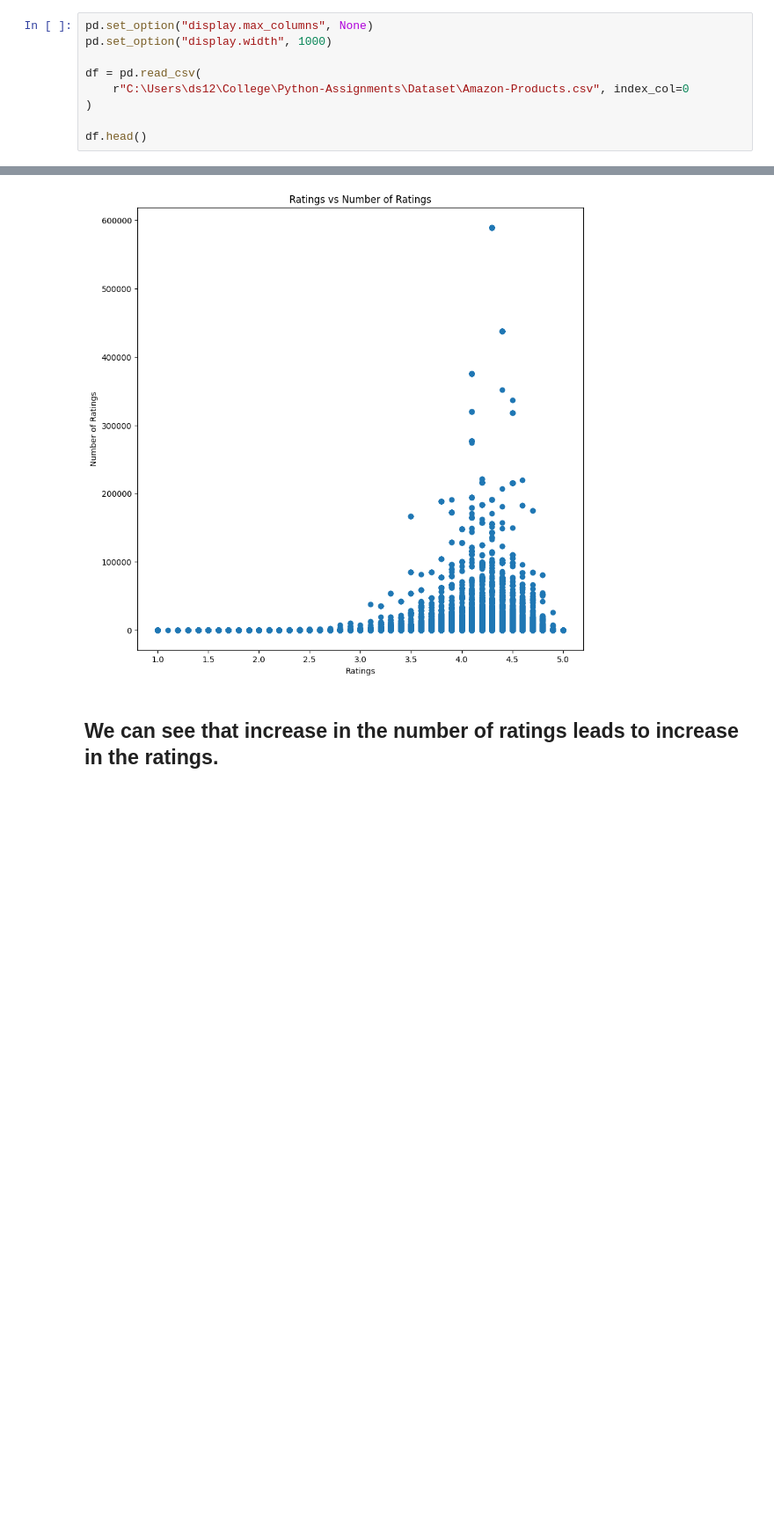
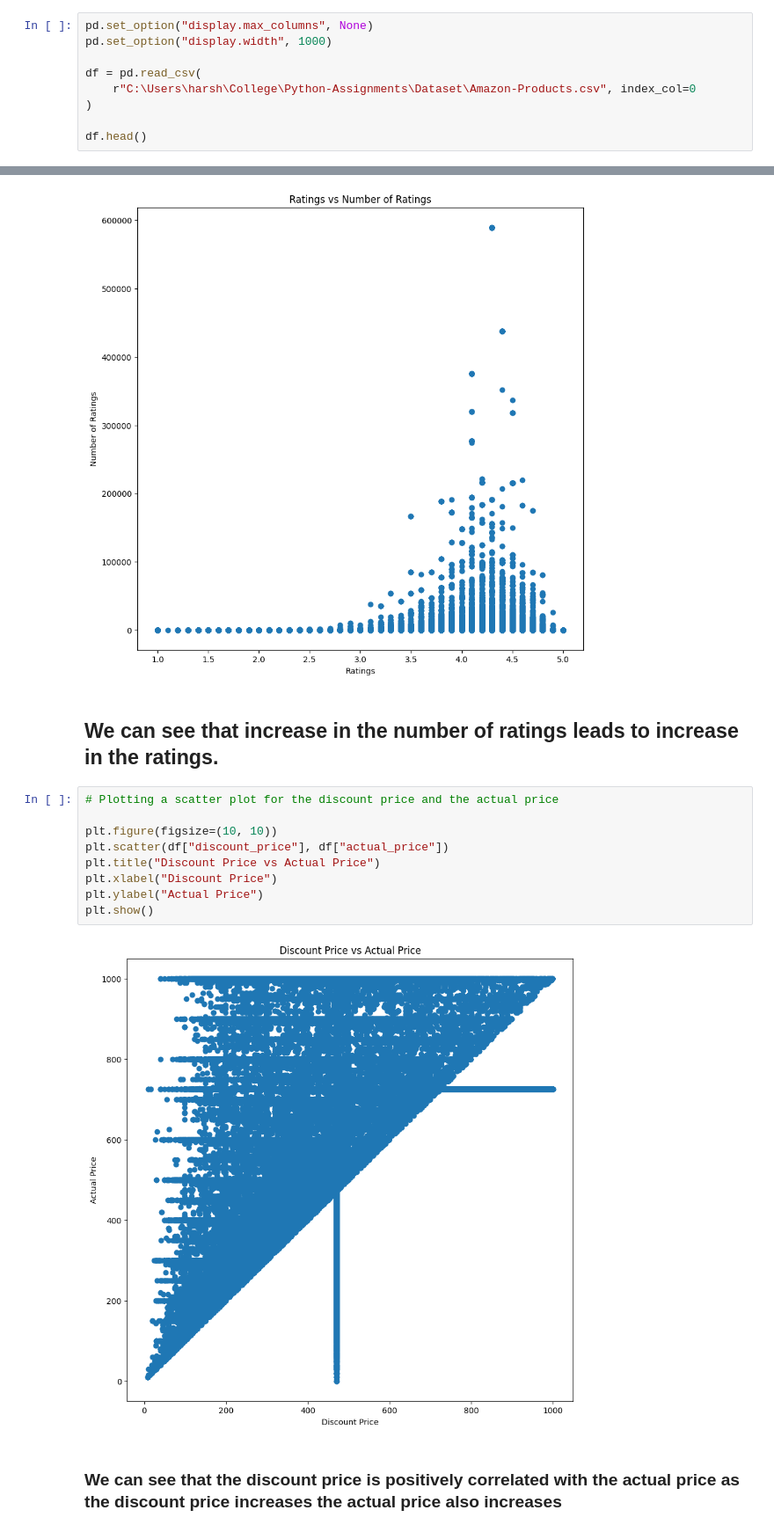
Before and after one commit to Harsh502s/Python-Assignments, a Jupyter notebook: Notebooks/Python Assignment 6 Data Viz.ipynb, the cells around one changed output, grey strips where cells are left out. Shown: that part at 88% size. Cells and saved outputs as stored; diff of their text form; blank space fills up the shorter version.

```diff
--- a/Notebooks/Python Assignment 6 Data Viz.ipynb
+++ b/Notebooks/Python Assignment 6 Data Viz.ipynb
@@ -17,7 +17,7 @@ pd.set_option("display.max_columns", None)
 pd.set_option("display.width", 1000)
 
 df = pd.read_csv(
-    r"C:\Users\ds12\College\Python-Assignments\Dataset\Amazon-Products.csv", index_col=0
+    r"C:\Users\harsh\College\Python-Assignments\Dataset\Amazon-Products.csv", index_col=0
 )
 
 df.head()
@@ -195,3 +195,16 @@ plt.show()
 [figure]
 # %% [markdown]
 ## We can see that increase in the number of ratings leads to increase in the ratings.
+# %%
+# Plotting a scatter plot for the discount price and the actual price
+
+plt.figure(figsize=(10, 10))
+plt.scatter(df["discount_price"], df["actual_price"])
+plt.title("Discount Price vs Actual Price")
+plt.xlabel("Discount Price")
+plt.ylabel("Actual Price")
+plt.show()
+# %% [output]
+[figure, added]
+# %% [markdown]
+### We can see that the discount price is positively correlated with the actual price as the discount price increases the actual price also increases
```
Also changed, not shown: 3 other files.
